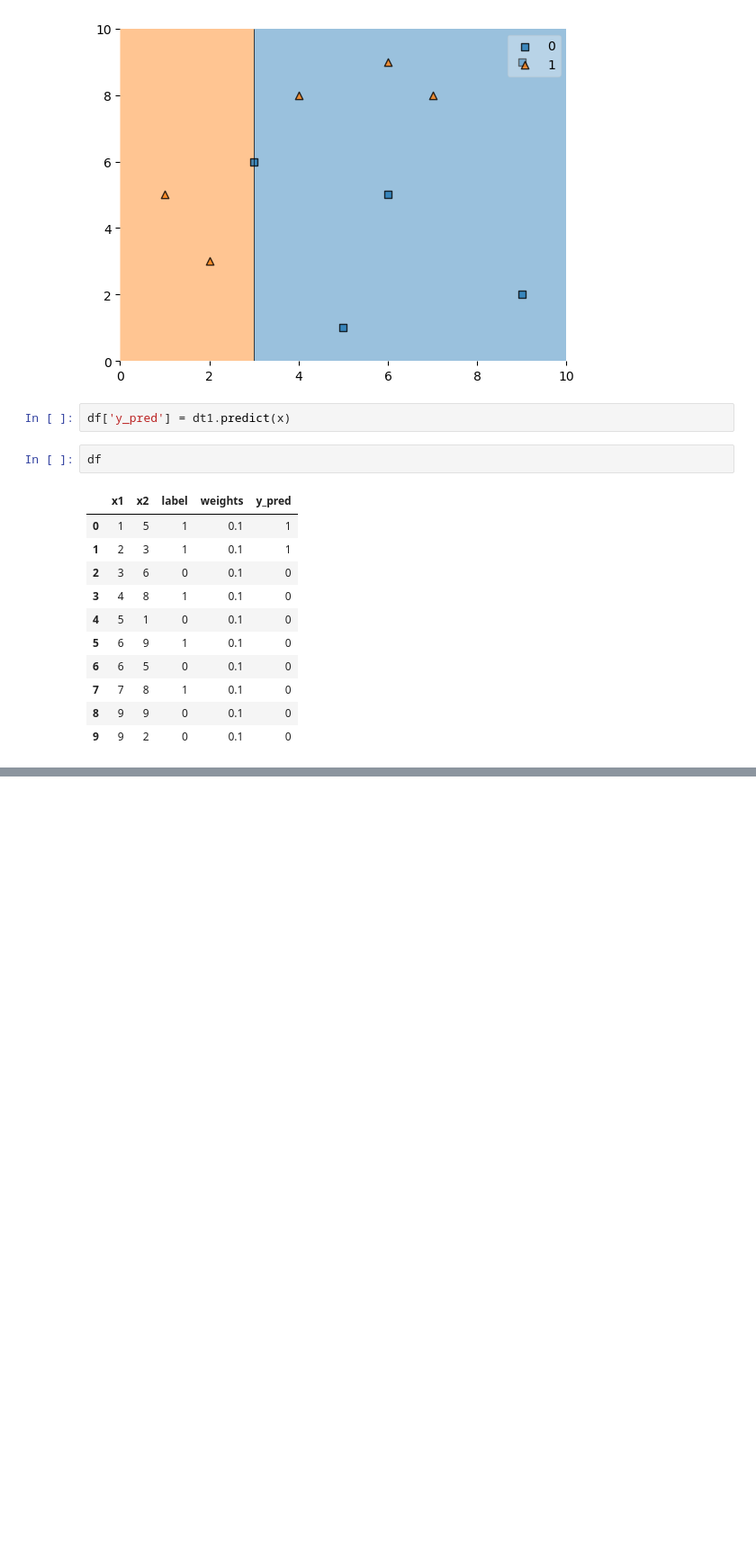
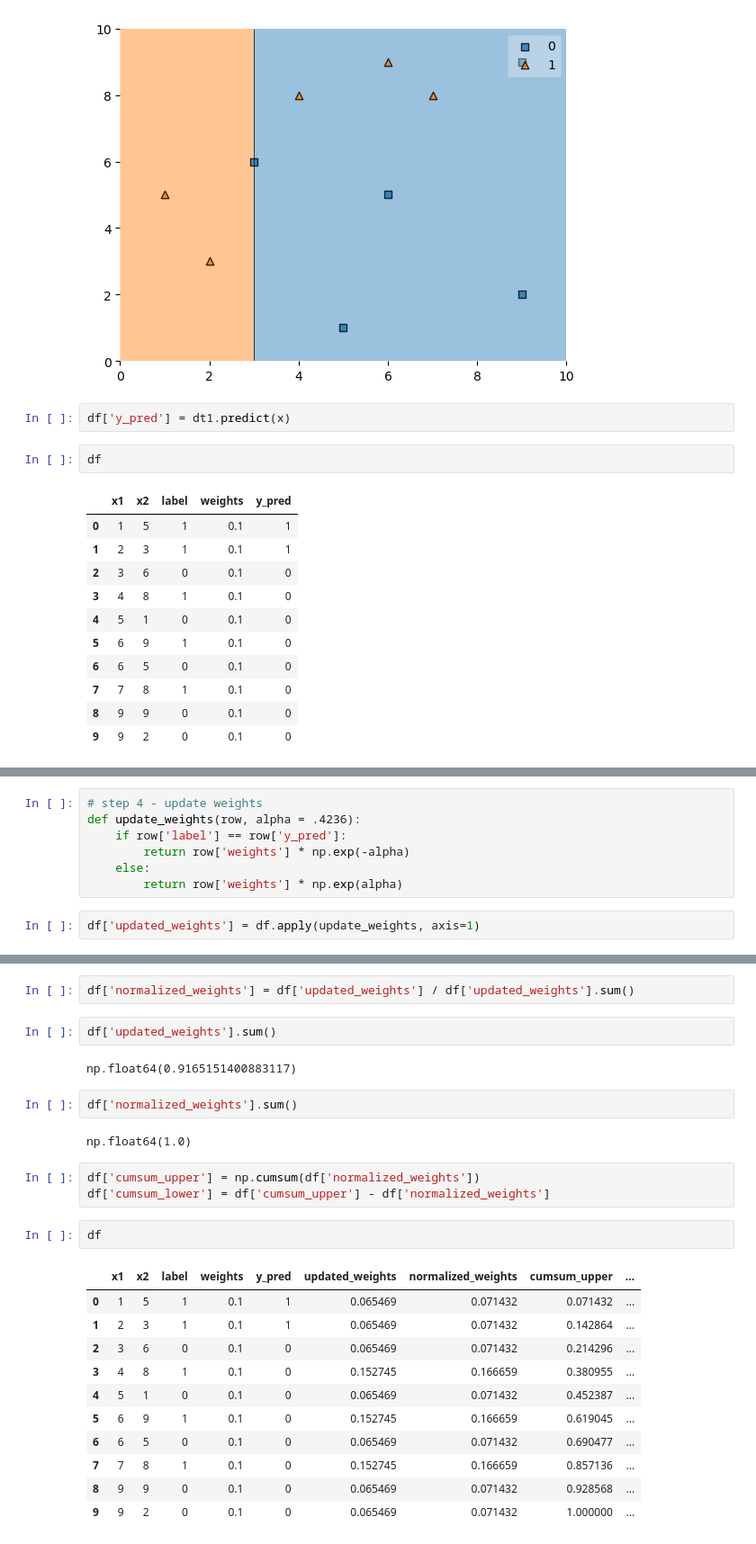
Before and after one commit to pawan-rai02/100-days-ML, a Jupyter notebook: 66-adaboost-demo.ipynb, the cells around one changed output, grey strips where cells are left out. Shown at 90% size. Saved outputs shown, nothing was run; the diff lists cells and outputs as text; blank space fills up the shorter version.

Commit message:
Add functions to calculate model weights and update weights in AdaBoost implementation

```diff
--- a/66-adaboost-demo.ipynb
+++ b/66-adaboost-demo.ipynb
@@ -90,0 +100,9 @@ df
+# %%
+# step 4 - update weights
+def update_weights(row, alpha = .4236):
+    if row['label'] == row['y_pred']:
+        return row['weights'] * np.exp(-alpha)
+    else:
+        return row['weights'] * np.exp(alpha)
+# %%
+df['updated_weights'] = df.apply(update_weights, axis=1)
@@ -90,0 +123,27 @@ df
+# %%
+df['normalized_weights'] = df['updated_weights'] / df['updated_weights'].sum()
+# %%
+df['updated_weights'].sum()
+# %% [output]
+np.float64(0.9165151400883117)
+# %%
+df['normalized_weights'].sum()
+# %% [output]
+np.float64(1.0)
+# %%
+df['cumsum_upper'] = np.cumsum(df['normalized_weights'])
+df['cumsum_lower'] = df['cumsum_upper'] - df['normalized_weights']
+# %%
+df
+# %% [output]
+|  | x1 | x2 | label | weights | y_pred | updated_weights | normalized_weights | cumsum_upper | ... |
+| 0 | 1 | 5 | 1 | 0.1 | 1 | 0.065469 | 0.071432 | 0.071432 | ... |
+| 1 | 2 | 3 | 1 | 0.1 | 1 | 0.065469 | 0.071432 | 0.142864 | ... |
+| 2 | 3 | 6 | 0 | 0.1 | 0 | 0.065469 | 0.071432 | 0.214296 | ... |
+| 3 | 4 | 8 | 1 | 0.1 | 0 | 0.152745 | 0.166659 | 0.380955 | ... |
+| 4 | 5 | 1 | 0 | 0.1 | 0 | 0.065469 | 0.071432 | 0.452387 | ... |
+| 5 | 6 | 9 | 1 | 0.1 | 0 | 0.152745 | 0.166659 | 0.619045 | ... |
+| 6 | 6 | 5 | 0 | 0.1 | 0 | 0.065469 | 0.071432 | 0.690477 | ... |
+| 7 | 7 | 8 | 1 | 0.1 | 0 | 0.152745 | 0.166659 | 0.857136 | ... |
+| 8 | 9 | 9 | 0 | 0.1 | 0 | 0.065469 | 0.071432 | 0.928568 | ... |
+| 9 | 9 | 2 | 0 | 0.1 | 0 | 0.065469 | 0.071432 | 1.000000 | ... |
```
Also changed, not shown: parts of 5 cells of this notebook.
